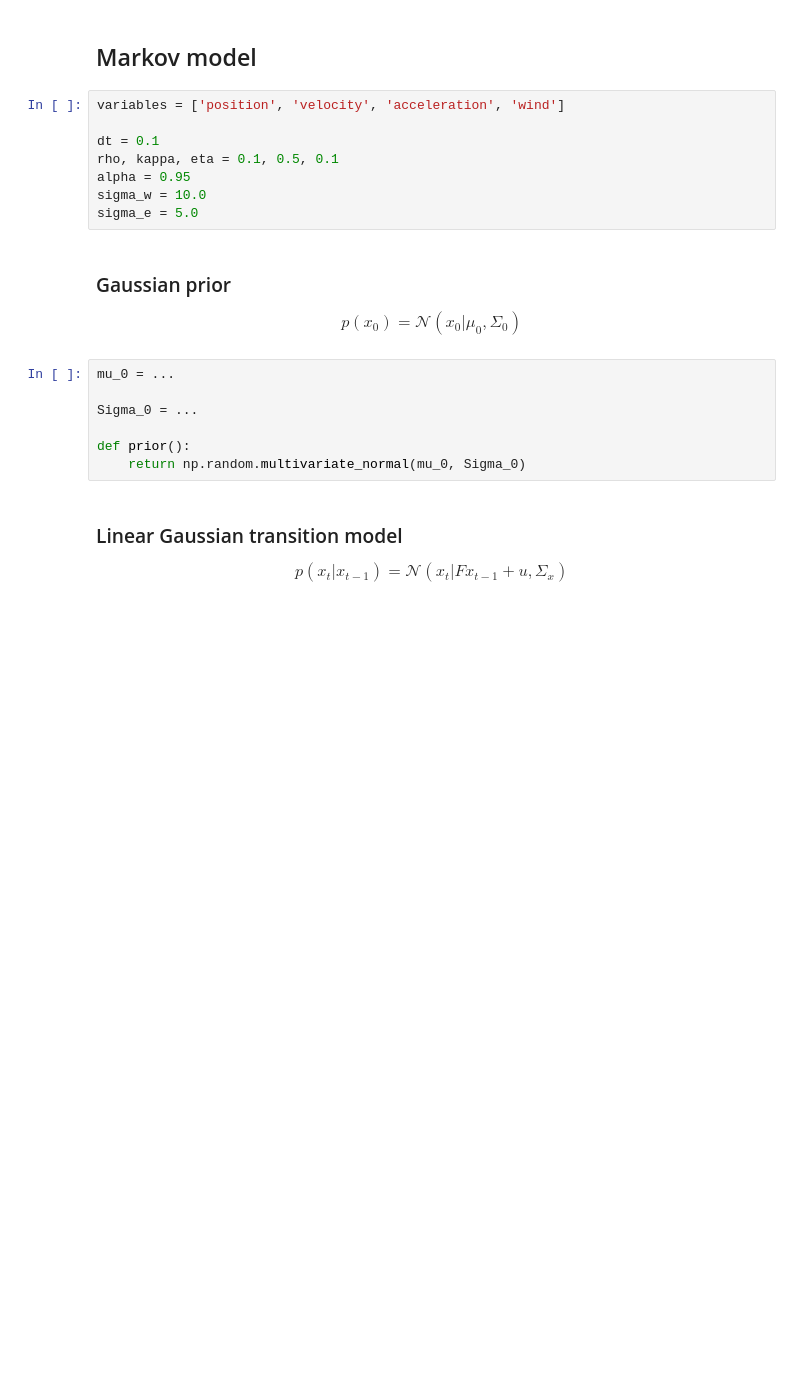
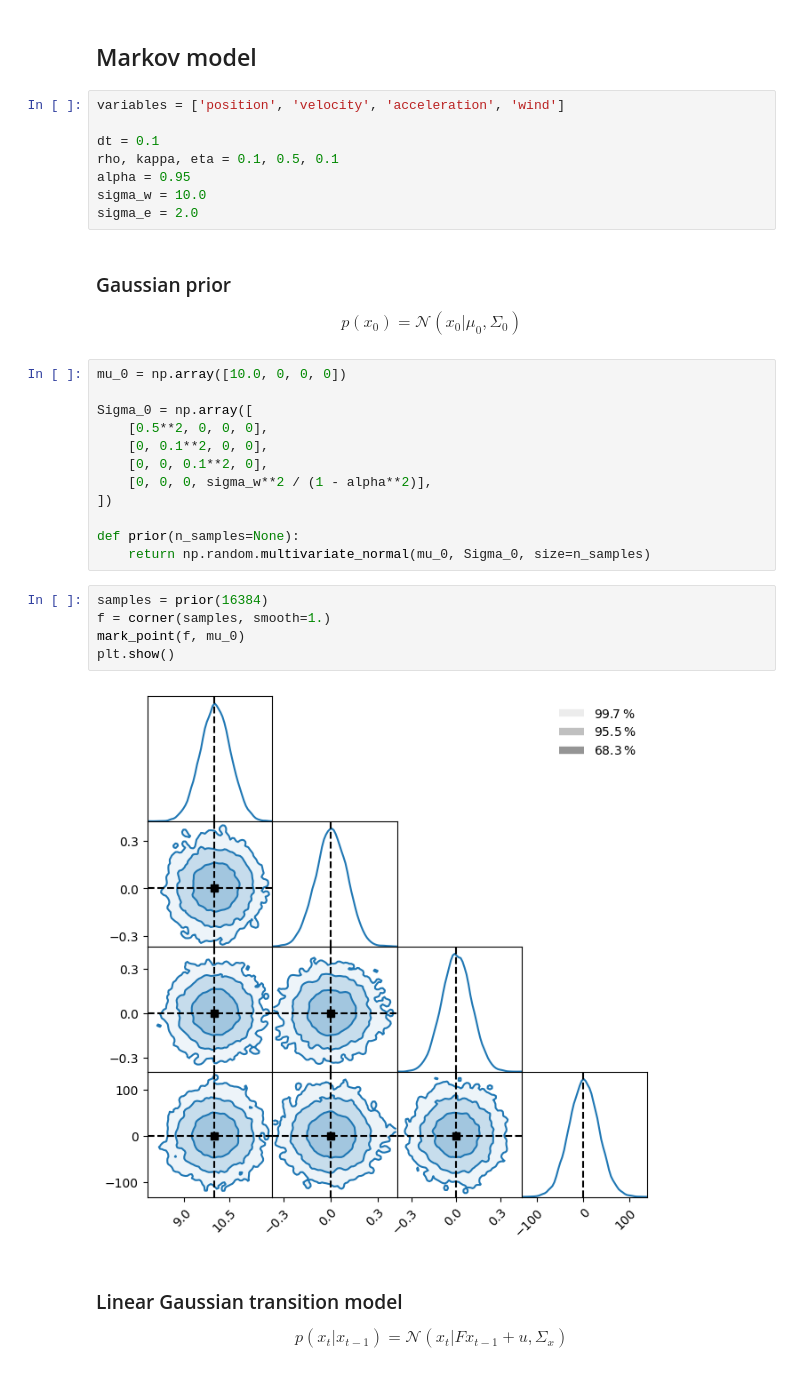
Before and after one commit to glouppe/info8006-introduction-to-ai, a Jupyter notebook: code/exercises-4-kalman.ipynb, the cells around one changed output. Drawn from its saved outputs; the diff is of its cells as text; blank space fills up the shorter version.

```diff
--- a/code/exercises-4-kalman.ipynb
+++ b/code/exercises-4-kalman.ipynb
@@ -14,18 +15,30 @@ dt = 0.1
 rho, kappa, eta = 0.1, 0.5, 0.1
 alpha = 0.95
 sigma_w = 10.0
-sigma_e = 5.0
+sigma_e = 2.0
 # %% [markdown]
 ### Gaussian prior
 
 $$p(x_0) = \mathcal{N}(x_0 | \mu_0, \Sigma_0)$$
 # %%
-mu_0 = ...
+mu_0 = np.array([10.0, 0, 0, 0])
 
-Sigma_0 = ...
+Sigma_0 = np.array([
+    [0.5**2, 0, 0, 0],
+    [0, 0.1**2, 0, 0],
+    [0, 0, 0.1**2, 0],
+    [0, 0, 0, sigma_w**2 / (1 - alpha**2)],
+])
 
-def prior():
-    return np.random.multivariate_normal(mu_0, Sigma_0)
+def prior(n_samples=None):
+    return np.random.multivariate_normal(mu_0, Sigma_0, size=n_samples)
+# %%
+samples = prior(16384)
+f = corner(samples, smooth=1.)
+mark_point(f, mu_0)
+plt.show()
+# %% [output]
+[figure, added]
 # %% [markdown]
 ### Linear Gaussian transition model
 
```
Also changed, not shown: parts of 7 cells of this notebook, 12 other files.
